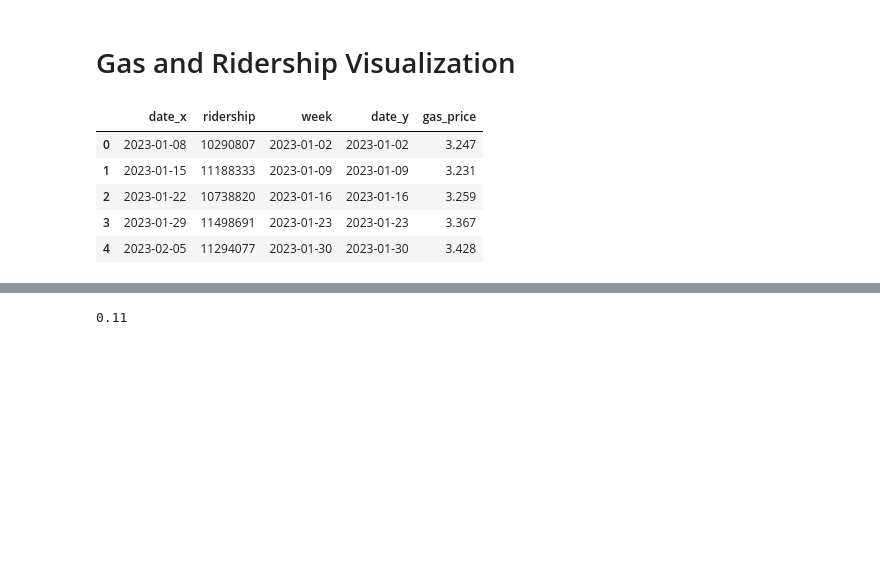
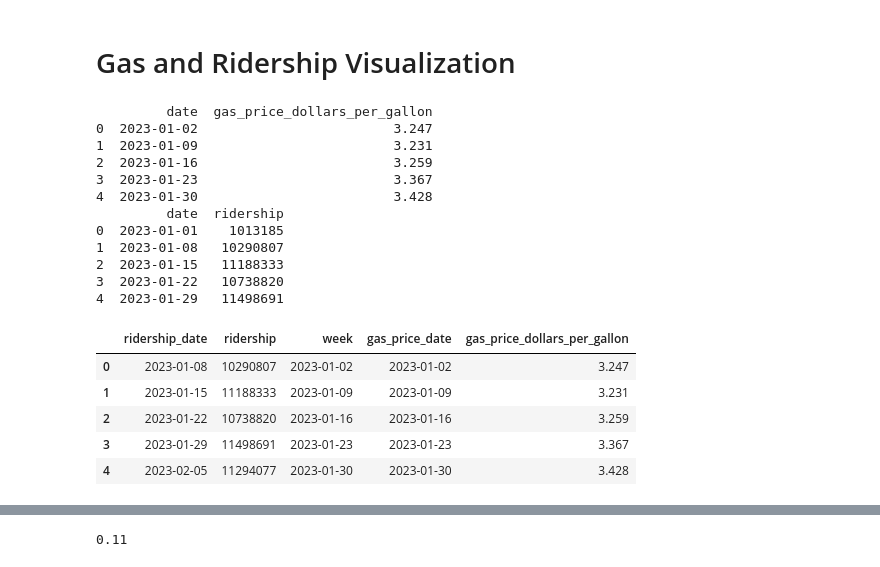
Before and after one commit to COGS108/Group063_WI26, a Jupyter notebook: modules/Gas_Ridership/gas_ridership_comparison.ipynb, the cells around one changed output, grey strips where cells are left out. Cells and saved outputs as stored; diff of their text form; code cells hidden in the pictures; blank space fills up the shorter version.

```diff
--- a/modules/Gas_Ridership/gas_ridership_comparison.ipynb
+++ b/modules/Gas_Ridership/gas_ridership_comparison.ipynb
@@ -9,34 +10,43 @@ import numpy as np
 # %%
 # Reads fuel price data
 gas_weekly = pd.read_csv("../../data/02-processed/nyc_gas_prices_weekly_2023.csv")
+gas_weekly.rename(columns={'Date':"date"}, inplace=True)
+print(gas_weekly.head())
+
 # Reads ridership data
 ridership_weekly = pd.read_csv("../../data/01-interim/MTA_subway/MTA_Subway_Weekly_Manhattan_Totals.csv")
+print(ridership_weekly.head())
+
+
 # Turn datasets into dataframe
-ridership_df['date'] = pd.to_datetime(ridership_df['date'])
-gas_df['date'] = pd.to_datetime(gas_df['date'])
+ridership_weekly['date'] = pd.to_datetime(ridership_weekly['date'])
+gas_weekly['date'] = pd.to_datetime(gas_weekly['date'])
 # Make it the same week
-ridership_df['week'] = ridership_df['date'] - pd.to_timedelta(ridership_df['date'].dt.dayofweek, unit='D')
-gas_df['week'] = gas_df['date'] - pd.to_timedelta(gas_df['date'].dt.dayofweek, unit='D')
+ridership_weekly['week'] = ridership_weekly['date'] - pd.to_timedelta(ridership_weekly['date'].dt.dayofweek, unit='D')
+gas_weekly['week'] = gas_weekly['date'] - pd.to_timedelta(gas_weekly['date'].dt.dayofweek, unit='D')
 # Merge
-df = pd.merge(ridership_df, gas_df, on='week', how='inner')
+df = pd.merge(ridership_weekly, gas_weekly, on='week', how='inner')
 df = df.rename(columns={
     "ridership_y": "gas_price",
-    "ridership_x": "ridership"
+    "ridership_x": "ridership",
+    "date_x": "ridership_date",
+    "date_y": "gas_price_date"
 })
 df.head()
-
-# gas_df = pd.DataFrame(gas_weekly)
-# ridership_df = pd.DataFrame(ridership_weekly)
-# gas_df.columns = ridership_df.columns.str.lower()
-# # Merge data
-# df = pd.merge(ridership_df, gas_df, on="date", how="inner")
-# df = df.rename(columns={
-#     "total_weekly_trips_y": "gas_price",
-#     "total_weekly_trips_x": "ridership"
-# })
-# df.head()
 # %% [output]
+         date  gas_price_dollars_per_gallon
+0  2023-01-02                         3.247
+1  2023-01-09                         3.231
+2  2023-01-16                         3.259
+3  2023-01-23                         3.367
+4  2023-01-30                         3.428
+         date  ridership
+0  2023-01-01    1013185
+1  2023-01-08   10290807
+2  2023-01-15   11188333
+3  2023-01-22   10738820
+4  2023-01-29   11498691
-|  | date_x | ridership | week | date_y | gas_price |
+|  | ridership_date | ridership | week | gas_price_date | gas_price_dollars_per_gallon |
 | 0 | 2023-01-08 | 10290807 | 2023-01-02 | 2023-01-02 | 3.247 |
 | 1 | 2023-01-15 | 11188333 | 2023-01-09 | 2023-01-09 | 3.231 |
 | 2 | 2023-01-22 | 10738820 | 2023-01-16 | 2023-01-16 | 3.259 |
```
Also changed, not shown: parts of 3 cells of this notebook, 1 other file.
